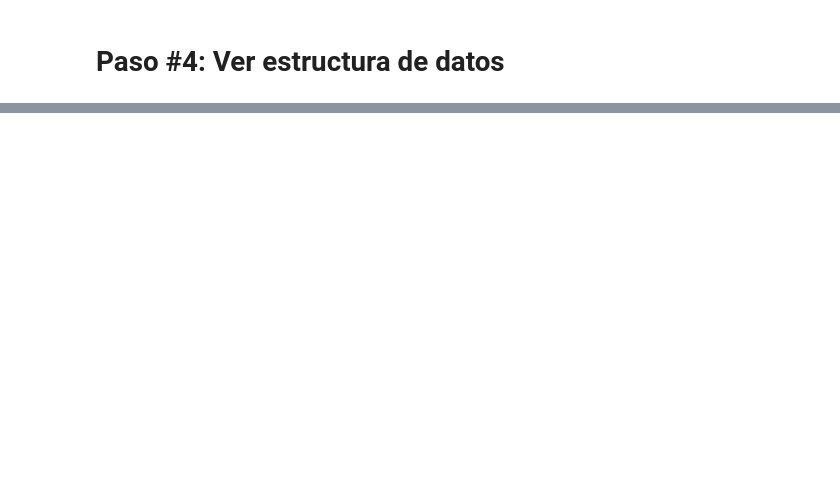
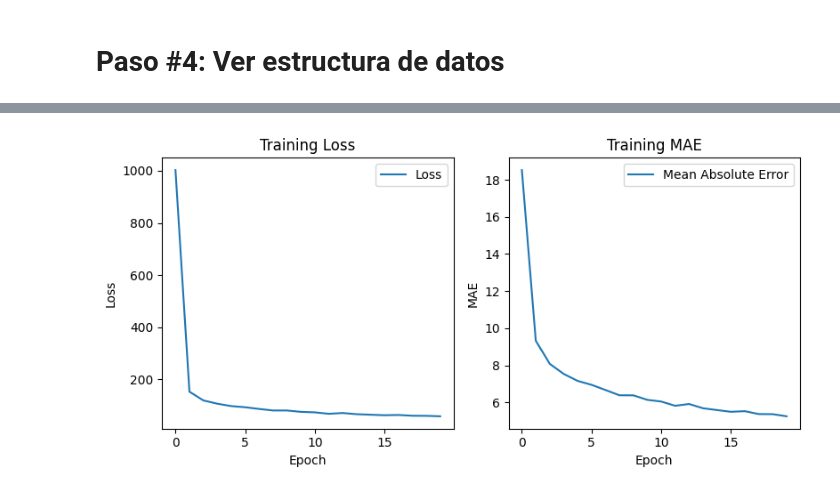
Before and after one commit to berniehans/MIA203Grupo2, a Jupyter notebook: Proyecto_Final_Grupo_2_REDES_NEURONALES_Final.ipynb, the cells around one changed output, grey strips where cells are left out. Cells and saved outputs as stored; diff of their text form; code cells hidden in the pictures; blank space fills up the shorter version.

```diff
--- a/Proyecto_Final_Grupo_2_REDES_NEURONALES_Final.ipynb
+++ b/Proyecto_Final_Grupo_2_REDES_NEURONALES_Final.ipynb
@@ -1262,0 +231,14 @@ mostrar_imagen_y_medidas(array_pedro_left[0], medidas_pedro_left)
+# %%
+# Crea el dataset desde el generador
+train_dataset = tf.data.Dataset.from_generator(
+    lambda: data_generator(train_data, batch_size=32),
+    output_signature=output_signature
+)
+
+# Entrenar el modelo usando el dataset
+history = model.fit(
+    train_dataset,
+    steps_per_epoch=len(train_data) // 32,
+    epochs=20
+)
+model.save("my_trained_model.keras")
@@ -1262,0 +264,44 @@ mostrar_imagen_y_medidas(array_pedro_left[0], medidas_pedro_left)
+# %%
+def custom_accuracy(y_true, y_pred, tolerance=0.1):
+    # Calculate the absolute difference between predictions and true values
+    diff = tf.abs(y_true - y_pred)
+    # Check if the difference is within the tolerance level for each prediction
+    within_tolerance = tf.less_equal(diff, tolerance * y_true)
+    # Calculate mean accuracy across all dimensions
+    return tf.reduce_mean(tf.cast(within_tolerance, tf.float32))
+
+# Compile model with the custom accuracy metric
+model.compile(optimizer='adam', loss='mse', metrics=['mae', custom_accuracy])
+
+import matplotlib.pyplot as plt
+
+# Plot loss
+plt.figure(figsize=(12, 4))
+plt.subplot(1, 3, 1)
+plt.plot(history.history['loss'], label='Loss')
+plt.xlabel('Epoch')
+plt.ylabel('Loss')
+plt.title('Training Loss')
+plt.legend()
+
+# Plot mean absolute error (MAE)
+plt.subplot(1, 3, 2)
+plt.plot(history.history['mae'], label='Mean Absolute Error')
+plt.xlabel('Epoch')
+plt.ylabel('MAE')
+plt.title('Training MAE')
+plt.legend()
+
+# Plot custom accuracy (if defined)
+if 'custom_accuracy' in history.history:
+    plt.subplot(1, 3, 3)
+    plt.plot(history.history['custom_accuracy'], label='Custom Accuracy')
+    plt.xlabel('Epoch')
+    plt.ylabel('Accuracy')
+    plt.title('Training Accuracy')
+    plt.legend()
+
+plt.tight_layout()
+plt.show()
+# %% [output]
+[figure, added]
```
Also changed, not shown: parts of 56 cells of this notebook.
